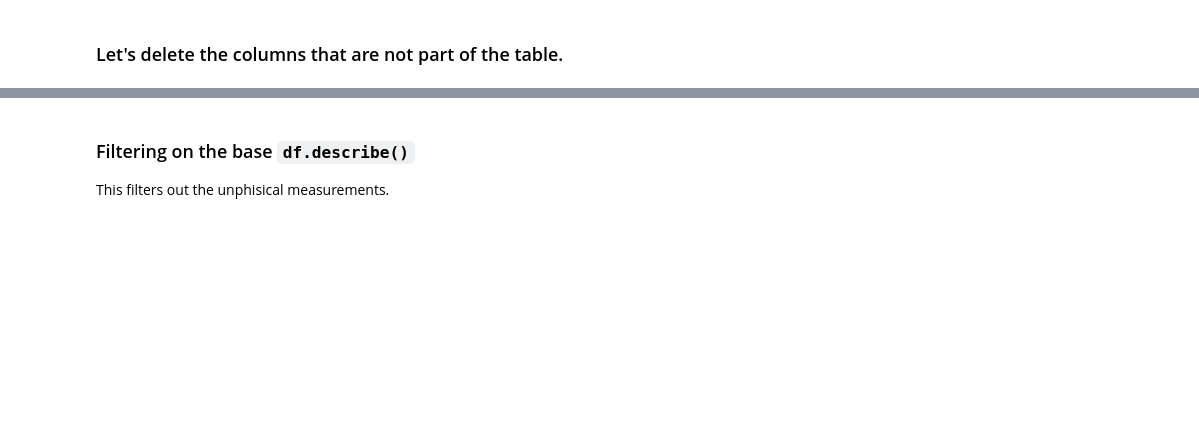
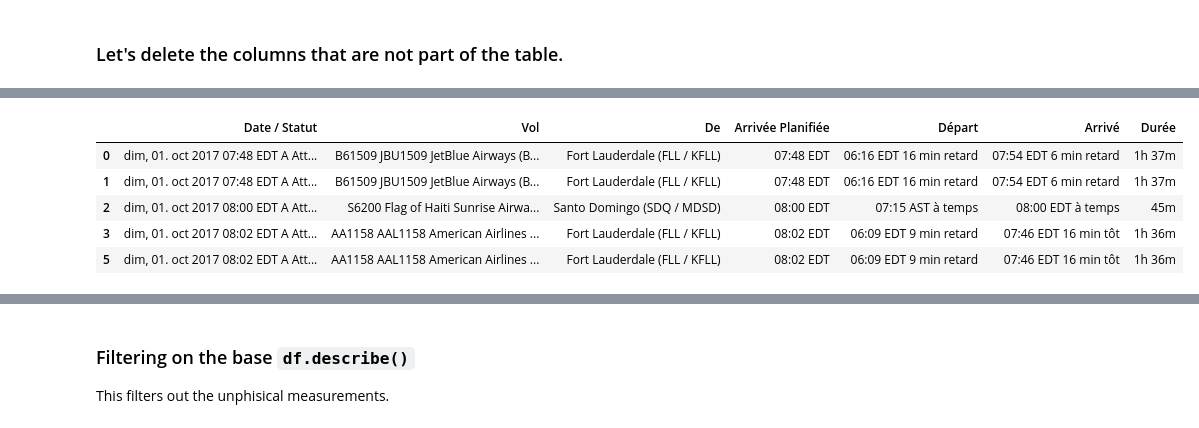
Before and after one commit to Shito3/Airplanes_Analysis, a Jupyter notebook: airlines-EDA.ipynb, the cells around one changed output, grey strips where cells are left out. Cells and saved outputs as stored; diff of their text form; code cells hidden in the pictures; blank space fills up the shorter version.

```diff
--- a/airlines-EDA.ipynb
+++ b/airlines-EDA.ipynb
@@ -81,3 +101,12 @@ memory usage: 150.7+ KB
+# %%
+df_final.head()
+# %% [output]
+|  | Date / Statut | Vol | De | Arrivée Planifiée | Départ | Arrivé | Durée |
+| 0 | dim, 01. oct 2017 07:48 EDT A Att... | B61509 JBU1509 JetBlue Airways (B... | Fort Lauderdale (FLL / KFLL) | 07:48 EDT | 06:16 EDT 16 min retard | 07:54 EDT 6 min retard | 1h 37m |
+| 1 | dim, 01. oct 2017 07:48 EDT A Att... | B61509 JBU1509 JetBlue Airways (B... | Fort Lauderdale (FLL / KFLL) | 07:48 EDT | 06:16 EDT 16 min retard | 07:54 EDT 6 min retard | 1h 37m |
+| 2 | dim, 01. oct 2017 08:00 EDT A Att... | S6200 Flag of Haiti Sunrise Airwa... | Santo Domingo (SDQ / MDSD) | 08:00 EDT | 07:15 AST à temps | 08:00 EDT à temps | 45m |
+| 3 | dim, 01. oct 2017 08:02 EDT A Att... | AA1158 AAL1158 American Airlines ... | Fort Lauderdale (FLL / KFLL) | 08:02 EDT | 06:09 EDT 9 min retard | 07:46 EDT 16 min tôt | 1h 36m |
+| 5 | dim, 01. oct 2017 08:02 EDT A Att... | AA1158 AAL1158 American Airlines ... | Fort Lauderdale (FLL / KFLL) | 08:02 EDT | 06:09 EDT 9 min retard | 07:46 EDT 16 min tôt | 1h 36m |
 # %%
 df.isnull().sum() #
 # %% [output]
```
Also changed, not shown: parts of 15 cells of this notebook, 1 other file.
